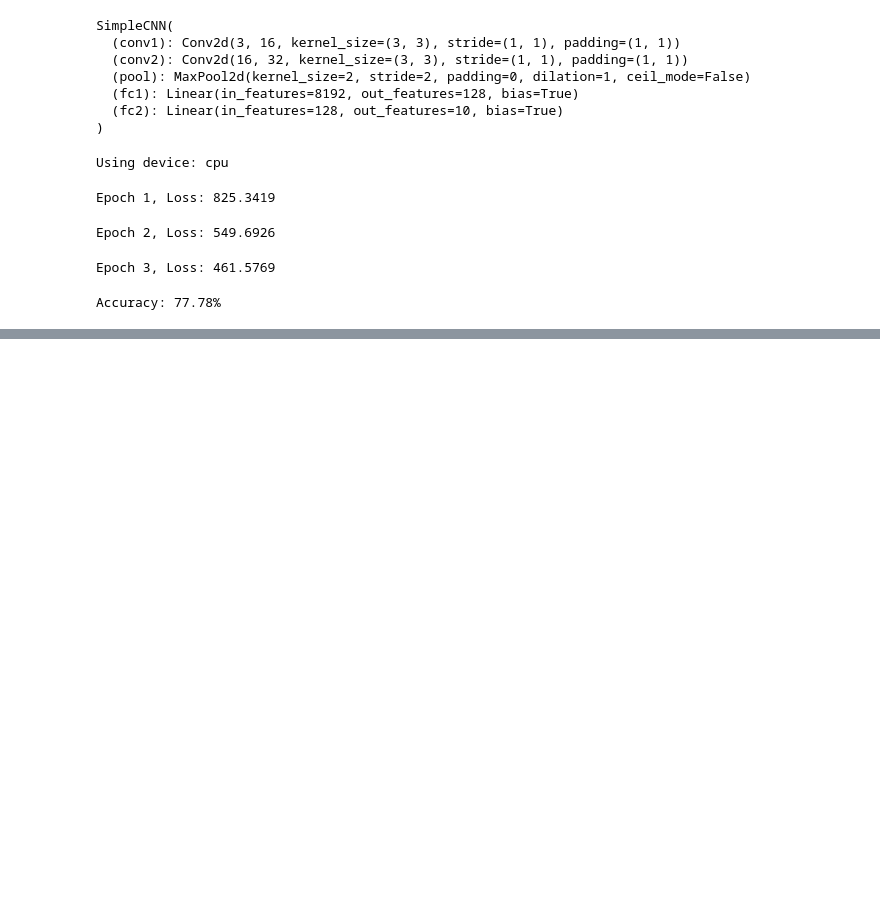
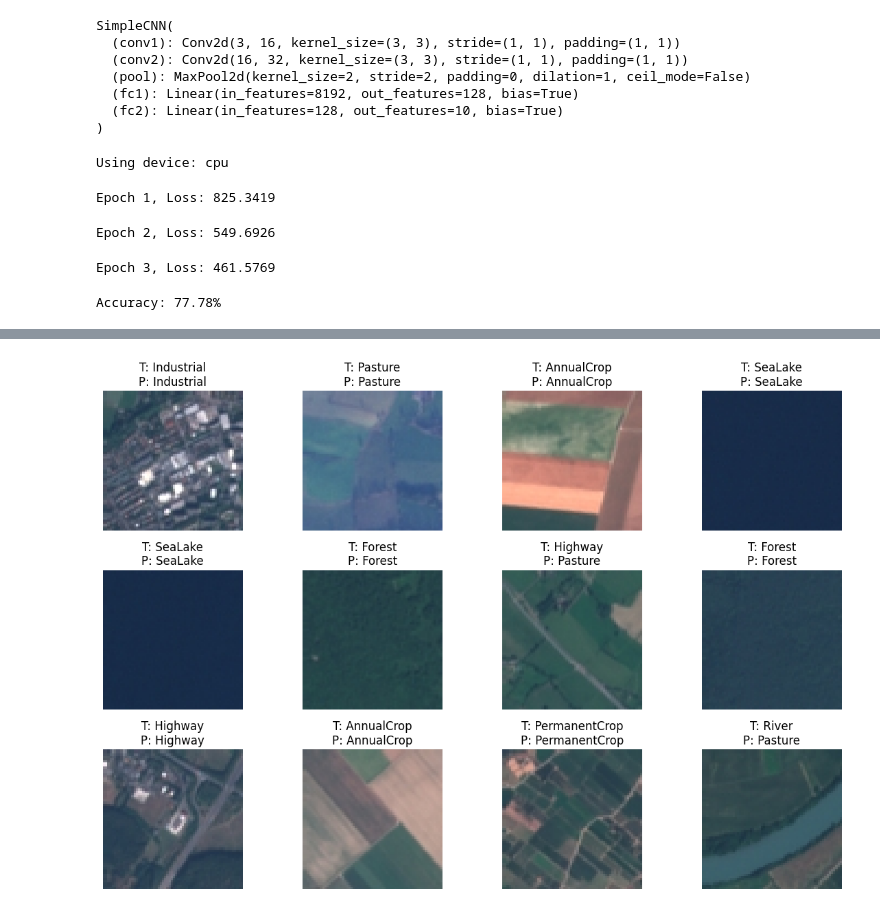
Before and after one commit to oikosfigueroa/satellite-image-classification-pytorch, a Jupyter notebook: notebooks/experiment.ipynb, the cells around one changed output, grey strips where cells are left out. Cells and saved outputs as stored; diff of their text form; code cells hidden in the pictures; blank space fills up the shorter version.

Commit message:
Add final results, metrics, and visualizations

```diff
--- a/notebooks/experiment.ipynb
+++ b/notebooks/experiment.ipynb
@@ -185,4 +217,28 @@ def show_predictions(model, dataset, num_images=6):
 # %%
-# LEt's see
+import random
 
-show_predictions(model, dataset)
+def show_random_predictions(model, dataset, num_images=12):
+    model.eval()
+
+    fig = plt.figure(figsize=(12,8))
+
+    indices = random.sample(range(len(dataset)), num_images)
+
+    for i, idx in enumerate(indices):
+        img, label = dataset[idx]
+        input_img = img.unsqueeze(0).to(device)
+
+        with torch.no_grad():
+            output = model(input_img)
+            _, pred = torch.max(output, 1)
+
+        img_np = img.permute(1, 2, 0)
+
+        ax = fig.add_subplot(3, 4, i+1)
+        ax.imshow(img_np)
+        ax.set_title(f"T: {dataset.classes[label]}\nP: {dataset.classes[pred.item()]}")
+        ax.axis('off')
+
+    plt.tight_layout()
+    fig.savefig('../outputs/random_predictions.png', dpi=300, bbox_inches='tight')
+    plt.show()
@@ -194,0 +245,4 @@ plt.savefig('../outputs/predictions.png')
+# %%
+show_random_predictions(model, dataset)
+# %% [output]
+[figure, added]
```
Also changed, not shown: parts of 13 cells of this notebook, 6 other files.
